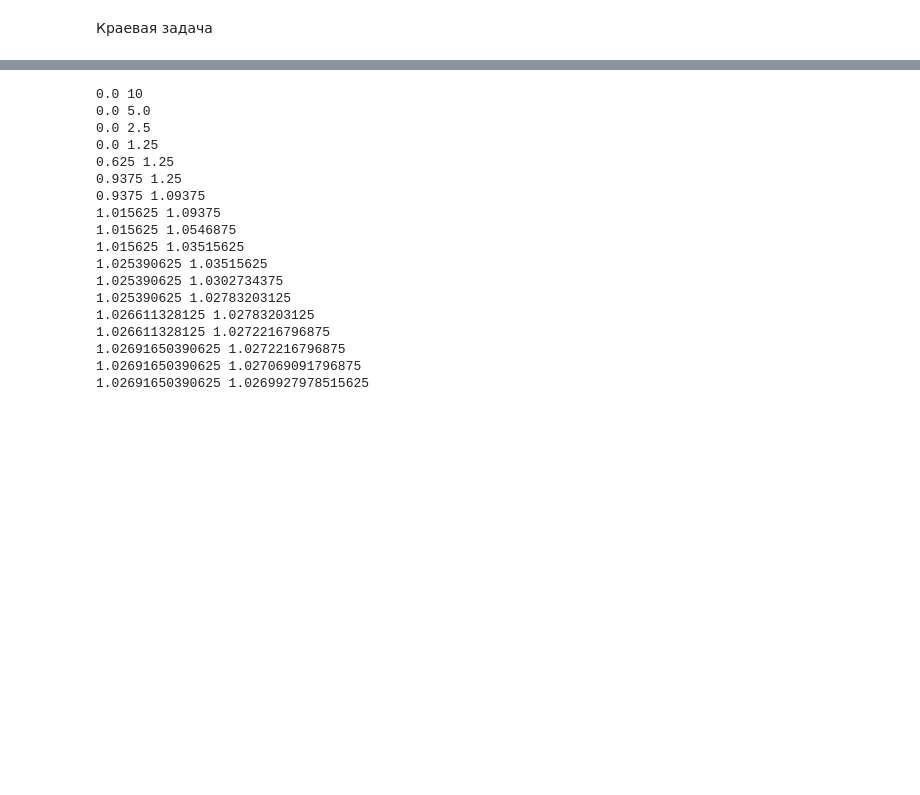
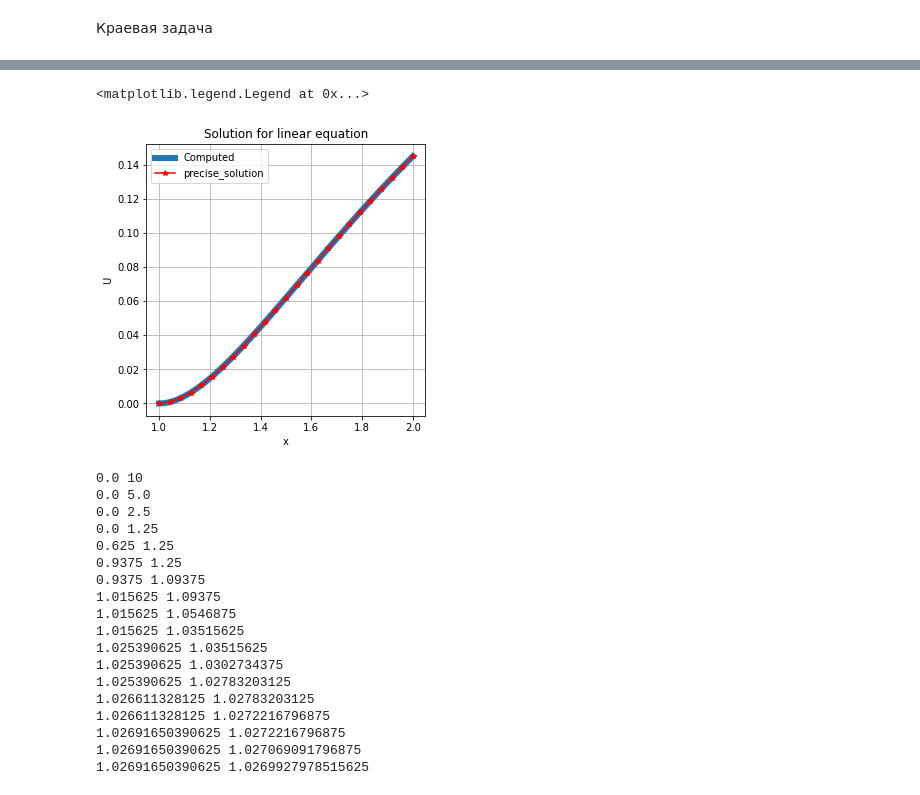
Before and after one commit to ivan-shargin/Math_labs, a Jupyter notebook: Lab_2-1_Edge_problem.ipynb, the cells around one changed output, grey strips where cells are left out. Drawn from its saved outputs; the diff is of its cells as text; code cells hidden in the pictures; blank space fills up the shorter version.

Commit message:
shooting for linear case works

```diff
--- a/Lab_2-1_Edge_problem.ipynb
+++ b/Lab_2-1_Edge_problem.ipynb
@@ -52,9 +52,13 @@ class Shooting:
     def two_dim_form(self, x, y):
         return np.array([-self.p(x) * y[0] - self.q(x) * y[1] + self.f(x), y[0]])
 
+    def two_dim_form_homogeneous(self, x, y):
+        return np.array([-self.p(x) * y[0] - self.q(x) * y[1], y[0]])
+
     def shoot(self, der_0, max_step=1e-3, plot=False, title='Shot'):
         y0 = np.array([der_0, self.left_cond["U"]])
-        shot = scipy.integrate.solve_ivp(self.two_dim_form, self.x_band, y0, method='RK45', max_step=max_step)
+        shot = scipy.integrate.solve_ivp(self.two_dim_form, self.x_band, y0,
+                                         method='RK45', max_step=max_step)
         if plot:
             plt.figure(figsize = [5, 5])
             plt.title(title)
@@ -70,5 +74,22 @@ class Shooting:
         found_der = bisection(lambda x: self.shoot(x, max_step=max_shot_step) - U_b, search_area, error_der)
         self.shoot(found_der, plot=True, title='Solution')
 
-    def solve_linear(self):
-        pass
+    def solve_linear(self, der_general=1, der_particular=-1, max_shot_step=1e-3):
+        y0_general = np.array([der_general, self.left_cond["U"]])
+        shot_general = scipy.integrate.solve_ivp(self.two_dim_form_homogeneous, self.x_band,
+                                                 y0_general, method='RK45', max_step=max_shot_step)
+        y0_particular = np.array([der_particular, self.left_cond["U"]])
+        shot_particular = scipy.integrate.solve_ivp(self.two_dim_form, self.x_band,
+                                                    y0_particular, method='RK45', max_step=max_shot_step)
+
+        U_b = self.right_cond["U"]
+        K = (U_b - shot_particular.y[1, -1]) / shot_general.y[1, -1]
+        solution = {"x": shot_general.t, "y": K * shot_general.y[1, :] + shot_particular.y[1, :]}
+
+        plt.figure(figsize = [5, 5])
+        plt.title('Solution for linear equation')
+        plt.plot(solution["x"], solution["y"], label='Computed', linewidth=6)
+        plt.grid()
+        plt.xlabel('x')
+        plt.ylabel('U')
+        return solution
@@ -92,0 +133,8 @@ shooting.shoot(0, plot=True)
+# %%
+shooting.solve_linear(max_shot_step=1e-3)
+x_band = np.linspace(1, 2, 25)
+plt.plot(x_band, presize_solution_2(x_band), c='r', label='precise_solution', marker='*')
+plt.legend()
+# %% [output]
+<matplotlib.legend.Legend at 0x...>
+[figure, added]
```
Also changed, not shown: parts of 19 cells of this notebook.
